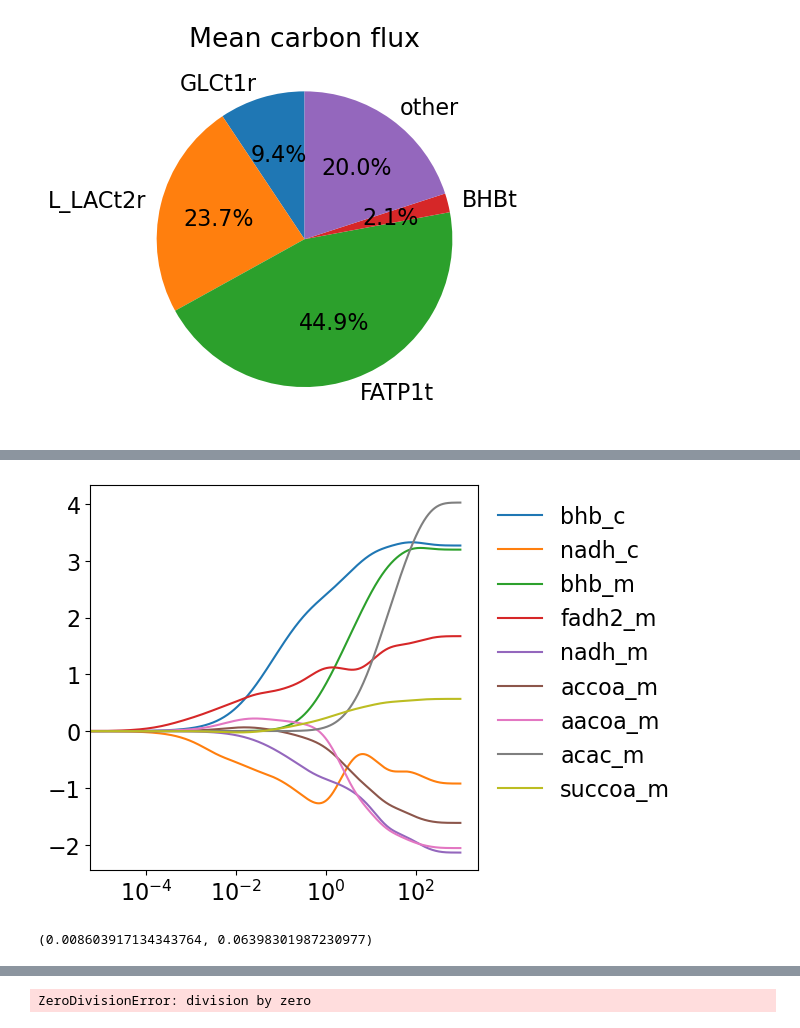
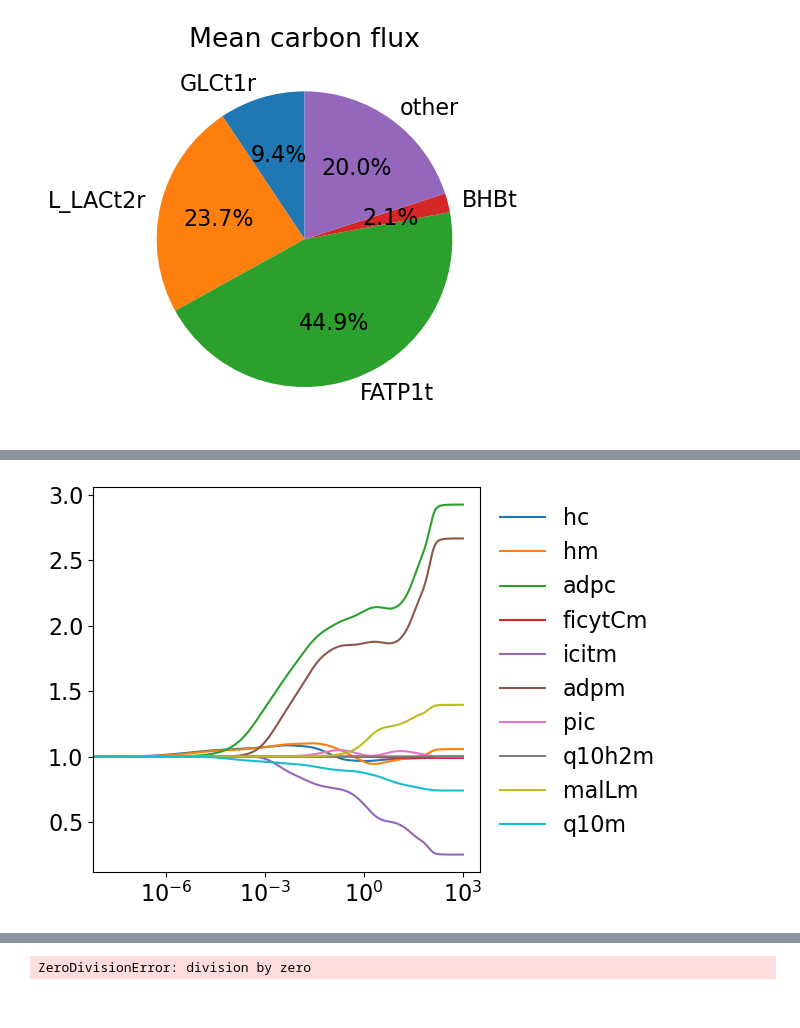
Before and after one commit to weilandtd/competitive_catabolism, a Jupyter notebook: mechanistic_model/control_analysis.ipynb, the cells around one changed output, grey strips where cells are left out. Drawn from its saved outputs; the diff is of its cells as text; code cells hidden in the pictures.

```diff
--- a/mechanistic_model/control_analysis.ipynb
+++ b/mechanistic_model/control_analysis.ipynb
@@ -300,7 +300,7 @@ SCALE = 25/1000
 
 # Compute the fluxes for a perturbation in the uptake of a carbon source
 def compute_uptake_perturbation(variable, fold, kmodel=kmodel, parmeters=parameter_population[closest_to_median],
-                                time = np.logspace(-3, 3, 1000)-1e-3, solver_type='cvode', carbons_only=True,steady_state=True,
+                                time = np.logspace(-6, 3, 1000)-1e-6, solver_type='cvode', carbons_only=True,steady_state=True,
                                 parameter_perturbation=dict()):
     # kmodel -> is initiatlized and compiled above
     # Get the initial value
@@ -481,6 +481,6 @@ plt.savefig('./output/energy_demand_perturbation.svg')
 # %%
-additional_effect = {'vmax_forward_cyt_atp2adp': 1.0,'glc_D_e':1.0, 'lac_L_e':1.0, 'bhb_e':20.0, 'hdca_e':1.0,
-                     'vmax_forward_GLCt1r':1.0,'vmax_forward_PFK':1.0}
+additional_effect = {'vmax_forward_cyt_atp2adp': 1.2,'glc_D_e':1.0, 'lac_L_e':1.0, 'bhb_e':1.0, 'hdca_e':1.0,
+                     'vmax_forward_GLCt1r':1.0,'vmax_forward_PFK':1.0,'vmax_forward_ENO':1.0,'vmax_forward_Na_channel':1 }
 res = compute_uptake_perturbation('hdca_e', 1.0, parameter_perturbation=additional_effect, steady_state=False, )
 cols = res.columns
 # %%
@@ -494,13 +494,14 @@ def compute_vmax_backward(reaction):
     return v_max_foward / k_eq * kmfact
 # %%
 # Scale scale the uptake fluxes by the number of carbons
-mean_fluxes = load_fluxes( tfa_samples.mean(), tmodel, kmodel,
+tfa_idx = int(closest_to_median.split(',')[0])
+mean_fluxes = load_fluxes( tfa_samples.loc[tfa_idx,:], tmodel, kmodel,
                             density=DENSITY,
                             ratio_gdw_gww=GDW_GWW_RATIO,
                             concentration_scaling=1.,
                             time_scaling=TIME_SCALING)
 
-mean_concentrations = load_concentrations(tfa_samples.mean(), tmodel, kmodel,
+mean_concentrations = load_concentrations(tfa_samples.loc[tfa_idx,:], tmodel, kmodel,
                                             concentration_scaling=CONCENTRATION_SCALING)
 # %%
 # Get the relevant vmax depending on the reaction flux
@@ -556,22 +572,20 @@ plt.xscale('log')
 # %%
 # Plot relative concentrations
-conc = np.log2(res.iloc[:,len(kmodel.reactions):]/res.iloc[0,len(kmodel.reactions):])
+conc = (res.iloc[:,len(kmodel.reactions):] / mean_concentrations).dropna(axis=1)
 
 # maximum changein 10 min
-max_change = conc[conc.index * 60 < 100].abs().max()
+max_change = conc[conc.index  < 1e-6].abs().max()
 # Rank the metabolites by the maximum change
 ranked_metabolites = list(max_change.sort_values(ascending=False).index)
 # Get top 10
-conc_filtered = conc.loc[:,ranked_metabolites[:5] + ['accoa_m','aacoa_m','acac_m','succoa_m']]
-
+conc_filtered = conc.loc[:,ranked_metabolites[:10] ]
+# conc_filtered = conc.loc[:,['h_c','h_m','nad_c','nad_c',
+#                             'lac_L_c','pmtcoa_c','pyr_c','pyr_m','coa_m']]
+# substitute metabolite names starting with _
+conc_filtered.columns = [i.replace('_','') for i in conc_filtered.columns]
 f, ax = plt.subplots(figsize=(5,5))
 conc_filtered.plot(ax=ax)
 plt.legend(loc='upper left', bbox_to_anchor=(1, 1), frameon=False)
-
 plt.xscale('log')
 # %% [output]
-[figure, old version]
+[figure, new version]
-# %%
-concentrations['succoa_m'] , concentrations['acac_m']
-# %% [output]
-(0.008603917134343764, 0.06398301987230977)
```
Also changed, not shown: parts of 19 cells of this notebook, 12 other files.
